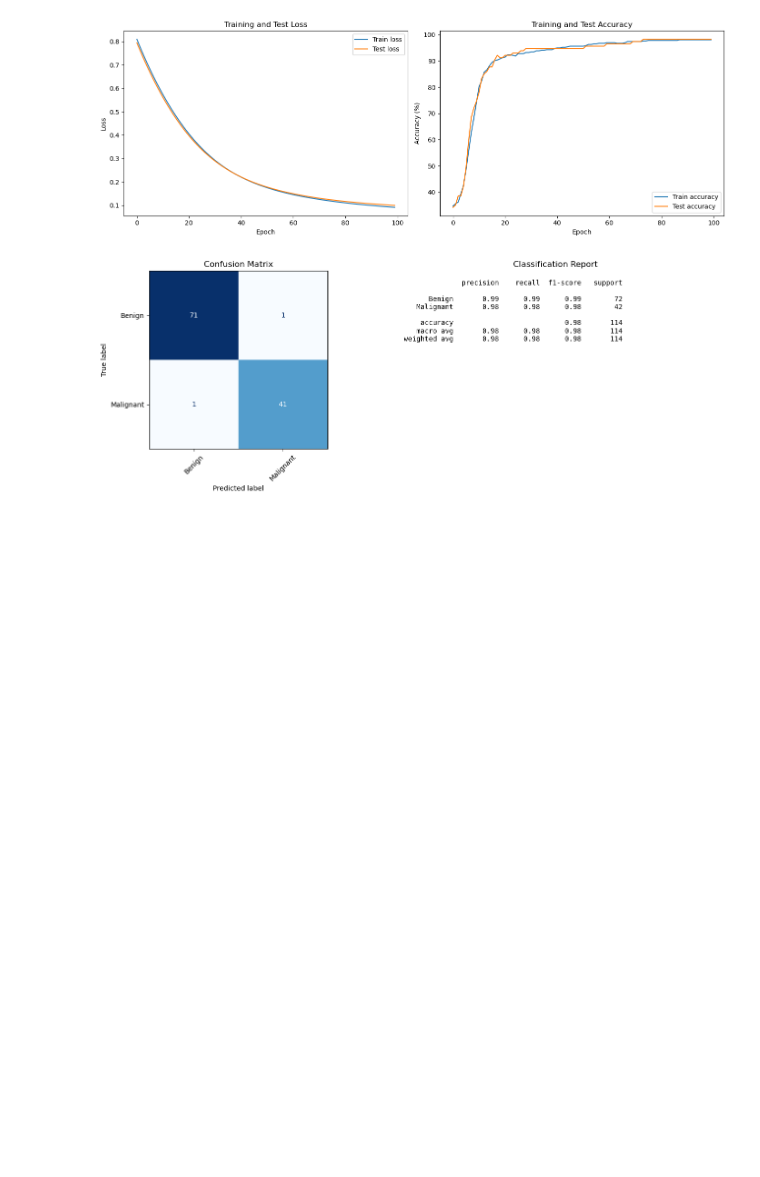
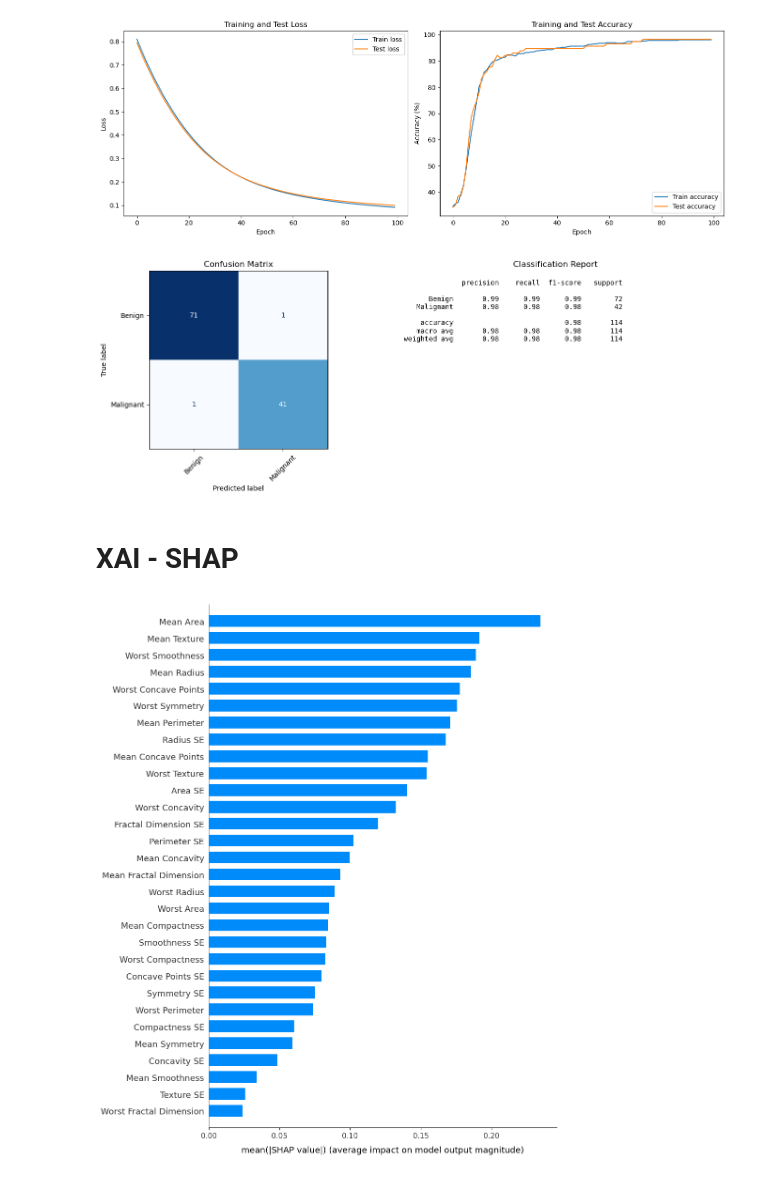
Before and after one commit to rodriguesfhs/ml-mini-projects, a Jupyter notebook: breast-cancer-classification/Diagnostic Breast Cancer Dataset.ipynb, the cells around one changed output. Saved outputs shown, nothing was run; the diff lists cells and outputs as text; code cells hidden in the pictures; blank space fills up the shorter version.

```diff
--- a/breast-cancer-classification/Diagnostic Breast Cancer Dataset.ipynb
+++ b/breast-cancer-classification/Diagnostic Breast Cancer Dataset.ipynb
@@ -357,6 +360,44 @@ Epoch: 80 | Loss: 0.11048, Accuracy: 97.80% | Test loss: 0.11659, Test acc: 98.2
 Epoch: 90 | Loss: 0.09925, Accuracy: 98.02% | Test loss: 0.10665, Test acc: 98.25%
 [figure]
 [figure]
+# %% [markdown]
+# XAI - SHAP
+# %%
+# --- 5. SHAP Feature Importance ---
+model.eval()
+
+# Background sample: small subset of training data
+background = X_train[:50]
+
+# Explainer and SHAP values on test set
+explainer = shap.DeepExplainer(model, background)
+shap_values = explainer.shap_values(X_test)
+
+# shap_values is a list [class_0, class_1]; index 1 = Malignant
+if isinstance(shap_values, list):
+    sv = shap_values[1]  # older SHAP: list of arrays, one per class
+else:
+    sv = shap_values[:, :, 1]  # newer SHAP: 3D array (samples, features, classes)
+
+rng = np.random.default_rng(42)
+
+shap.summary_plot(
+    sv,
+    X_test.numpy(),
+    feature_names=features.columns.tolist(),
+    plot_type="bar",
+    max_display=30,
+    show=False,
+    rng=rng
+)
+fig = plt.gcf()
+fig.set_size_inches(10, 12)
+plt.xlabel("mean(|SHAP value|) (average impact on model output magnitude)",
+           labelpad=10)
+plt.tight_layout()
+plt.show()
+# %% [output]
+[figure, added]
 # %% [markdown]
 # Conclusion
 
```
Also changed, not shown: parts of 3 cells of this notebook.
